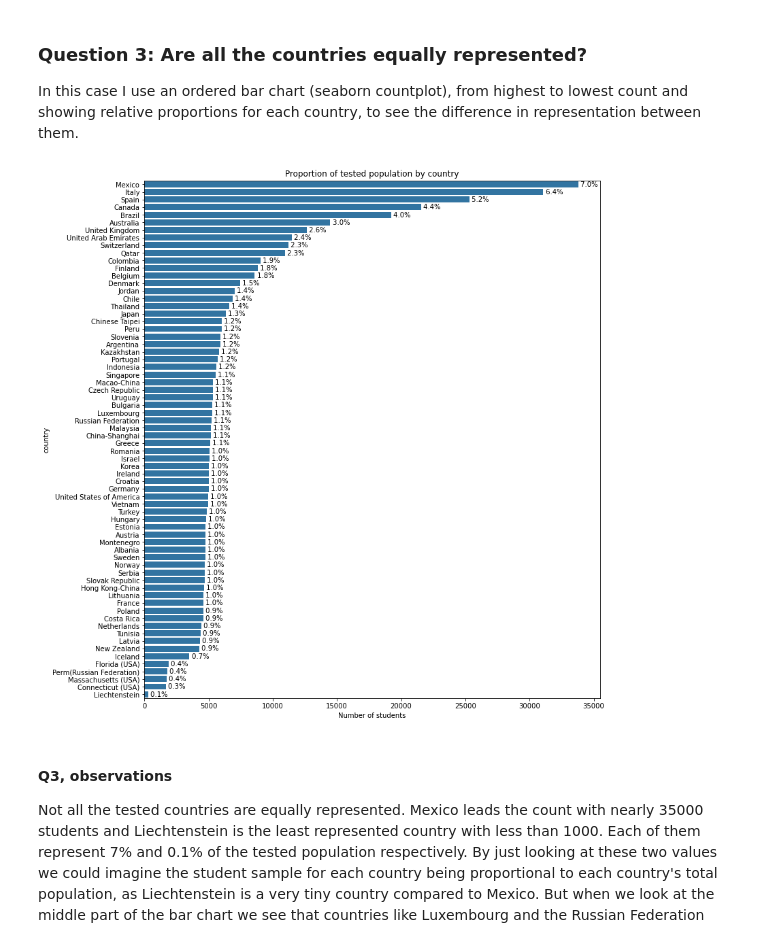
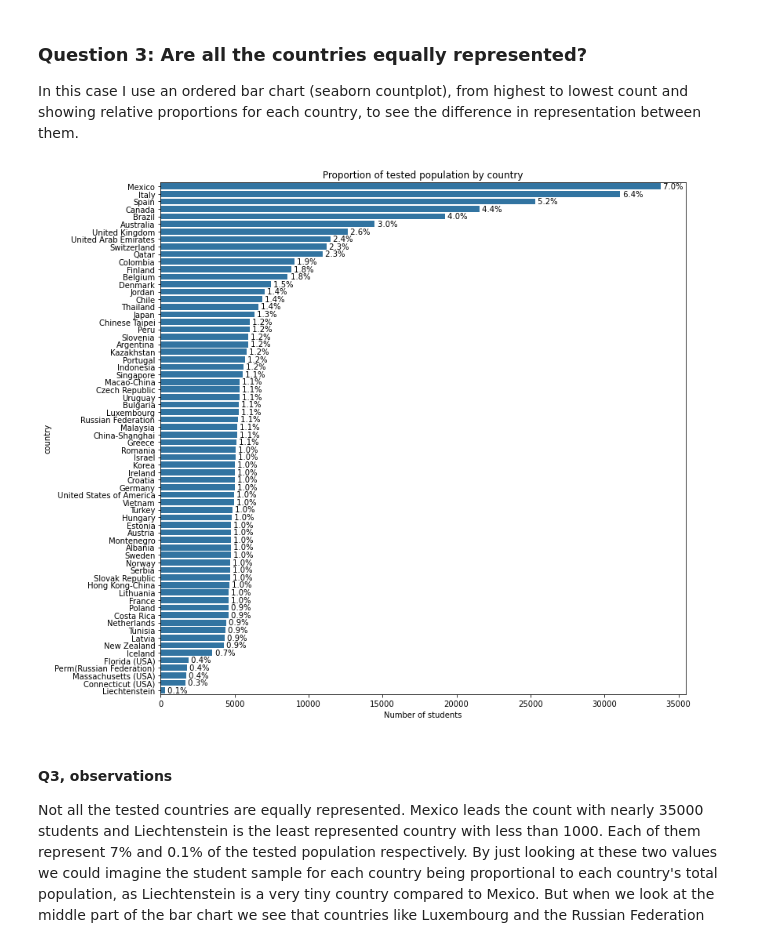
Before and after one commit to picusin/pisa-2012, a Jupyter notebook: Part_I_exploration.ipynb, the cells around one changed output. Drawn from its saved outputs; the diff is of its cells as text; code cells hidden in the pictures.

Commit message:
fix: Adjust image frames

```diff
--- a/Part_I_exploration.ipynb
+++ b/Part_I_exploration.ipynb
@@ -426,27 +426,27 @@ In this case I use an ordered bar chart (seaborn countplot), from highest to low
 # %%
 # set a single color for all bars
 base_color = sb.color_palette()[0]
 
 # define proportions
 country_counts = df2['country'].value_counts()
 max_type_count = country_counts[0]
 n_students = country_counts.sum()
 
 # define the figure size and the plot
-plt.figure(figsize = [12, 14])
+plt.figure(figsize = [12, 12])
 count_order = df2['country'].value_counts().index
 sb.countplot(data=df2, y='country', color=base_color, order=count_order)
 plt.title('Proportion of tested population by country')
-plt.savefig('images/fig03.jpg')
+plt.savefig('images/fig03.jpg', bbox_inches='tight')
 plt.xlabel('Number of students');
 
 # print the proportion text on the bars
 for i in range (country_counts.shape[0]):
     count = country_counts[i]
     pct_string = ' {:0.1f}%'.format(count*100/n_students)
     plt.text(count+1, i, pct_string, va='center')
 # %% [output]
-[figure, old version]
+[figure, new version]
 # %% [markdown]
 #### Q3, observations
 
```
Also changed, not shown: parts of 17 cells of this notebook, 17 other files.
